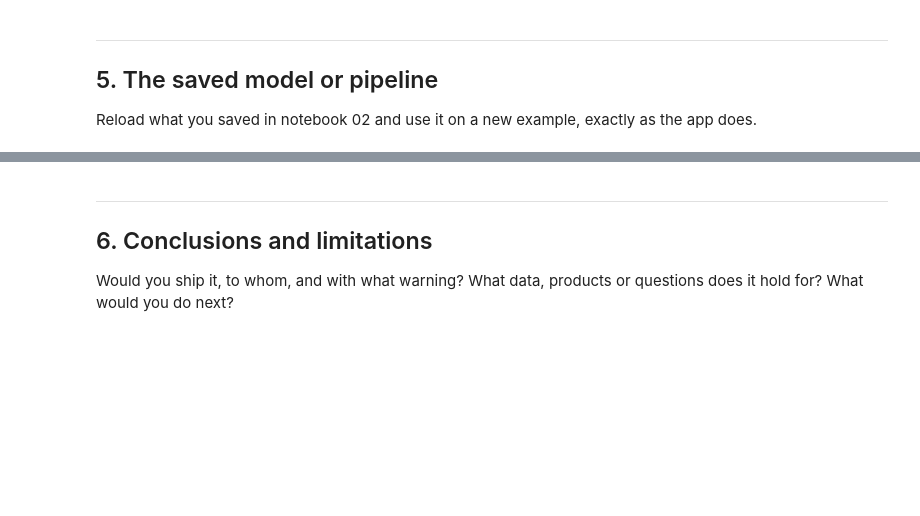
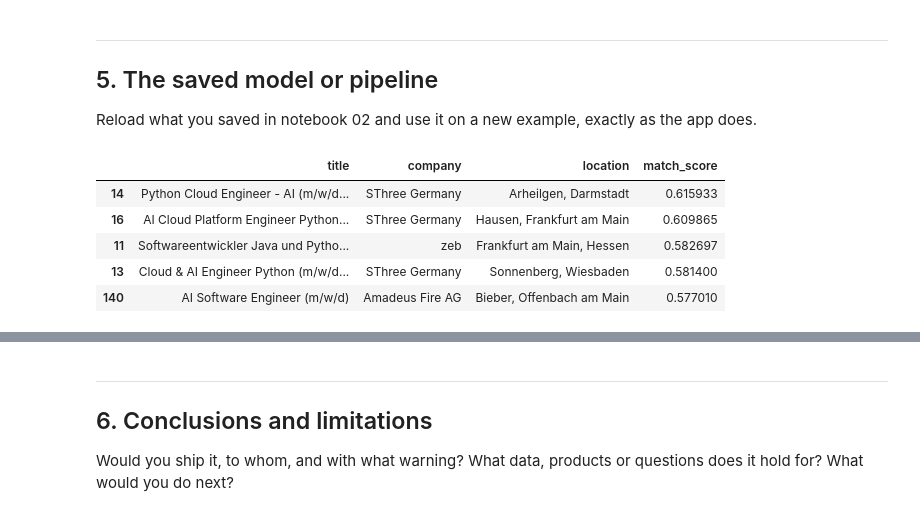
Before and after one commit to rekha-cyber/find-job-lab, a Jupyter notebook: notebooks/03_evaluate.ipynb, the cells around one changed output, grey strips where cells are left out. Drawn from its saved outputs; the diff is of its cells as text; code cells hidden in the pictures; blank space fills up the shorter version.

```diff
--- a/notebooks/03_evaluate.ipynb
+++ b/notebooks/03_evaluate.ipynb
@@ -462,3 +555,38 @@ The evaluation was conducted on 28 fixed job listings and five fictional candida
 ## 5. The saved model or pipeline
 
 Reload what you saved in notebook 02 and use it on a new example, exactly as the app does.
+# %%
+from src.functions import load_matching_model, match_jobs
+
+# Load the final pretrained model
+final_model = load_matching_model()
+
+# Load the saved job listings
+all_jobs = pd.read_csv("../data/raw/jobs.csv")
+
+# Test with a new candidate description
+new_candidate = """
+Python developer with experience in SQL,
+machine learning, Pandas and REST APIs.
+Interested in AI engineering positions.
+"""
+
+recommendations = match_jobs(
+    new_candidate,
+    all_jobs,
+    final_model,
+    top_n=5
+)
+
+display(
+    recommendations[
+        ["title", "company", "location", "match_score"]
+    ]
+)
+# %% [output]
+|  | title | company | location | match_score |
+| 14 | Python Cloud Engineer - AI (m/w/d... | SThree Germany | Arheilgen, Darmstadt | 0.615933 |
+| 16 | AI Cloud Platform Engineer Python... | SThree Germany | Hausen, Frankfurt am Main | 0.609865 |
+| 11 | Softwareentwickler Java und Pytho... | zeb | Frankfurt am Main, Hessen | 0.582697 |
+| 13 | Cloud & AI Engineer Python (m/w/d... | SThree Germany | Sonnenberg, Wiesbaden | 0.581400 |
+| 140 | AI Software Engineer (m/w/d) | Amadeus Fire AG | Bieber, Offenbach am Main | 0.577010 |
```
Also changed, not shown: parts of 16 cells of this notebook, 13 other files.
